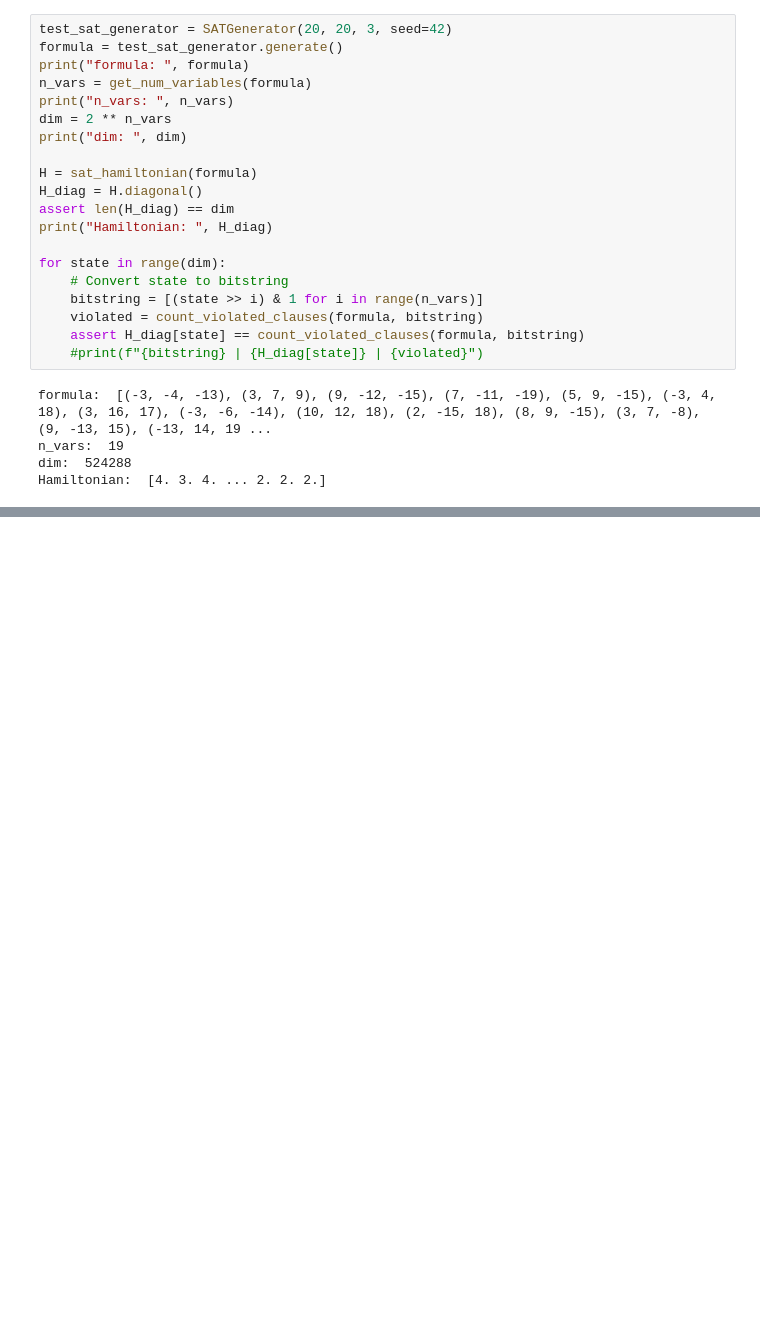
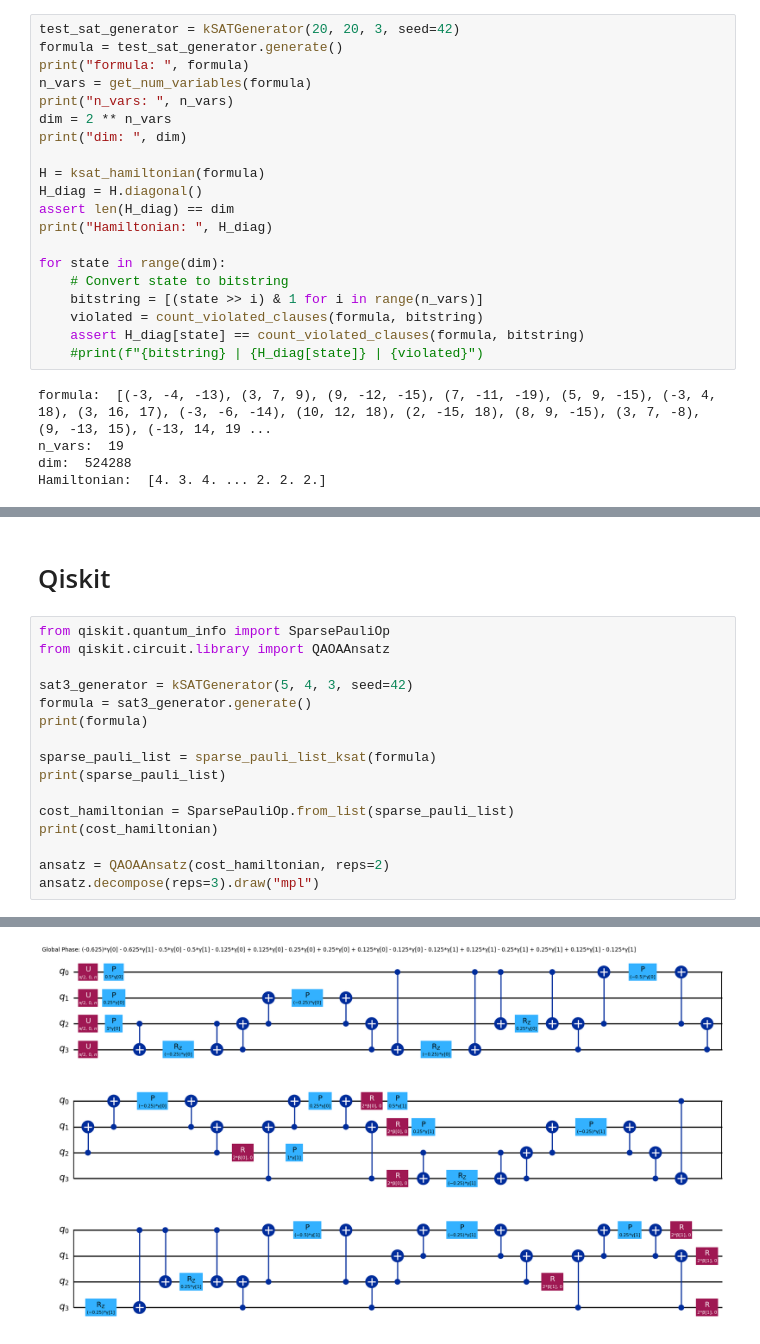
Before and after one commit to FC0000/LCP_B, a Jupyter notebook: project/k-sat.ipynb, the cells around one changed output, grey strips where cells are left out. Drawn from its saved outputs; the diff is of its cells as text; blank space fills up the shorter version.

Commit message:
Sparse pauli list generator for k-sat, 1-in-2+

```diff
--- a/project/k-sat.ipynb
+++ b/project/k-sat.ipynb
@@ -171,7 +198,7 @@ def sat_hamiltonian(formula):
 # %% [markdown]
 ## Test Hamiltonian calculator
 # %%
-test_sat_generator = SATGenerator(20, 20, 3, seed=42)
+test_sat_generator = kSATGenerator(20, 20, 3, seed=42)
 formula = test_sat_generator.generate()
 print("formula: ", formula)
 n_vars = get_num_variables(formula)
@@ -179,7 +206,7 @@ print("n_vars: ", n_vars)
 dim = 2 ** n_vars
 print("dim: ", dim)
 
-H = sat_hamiltonian(formula)
+H = ksat_hamiltonian(formula)
 H_diag = H.diagonal()
 assert len(H_diag) == dim
 print("Hamiltonian: ", H_diag)
@@ -197,0 +336,19 @@ Hamiltonian:  [4. 3. 4. ... 2. 2. 2.]
+# %% [markdown]
+# Qiskit
+# %%
+from qiskit.quantum_info import SparsePauliOp
+from qiskit.circuit.library import QAOAAnsatz
+
+sat3_generator = kSATGenerator(5, 4, 3, seed=42)
+formula = sat3_generator.generate()
+print(formula)
+
+sparse_pauli_list = sparse_pauli_list_ksat(formula)
+print(sparse_pauli_list)
+
+cost_hamiltonian = SparsePauliOp.from_list(sparse_pauli_list)
+print(cost_hamiltonian)
+
+ansatz = QAOAAnsatz(cost_hamiltonian, reps=2)
+ansatz.decompose(reps=3).draw("mpl")
+# %% [output]
@@ -197,0 +360 @@ Hamiltonian:  [4. 3. 4. ... 2. 2. 2.]
+[figure, added]
```
Also changed, not shown: parts of 8 cells of this notebook.
